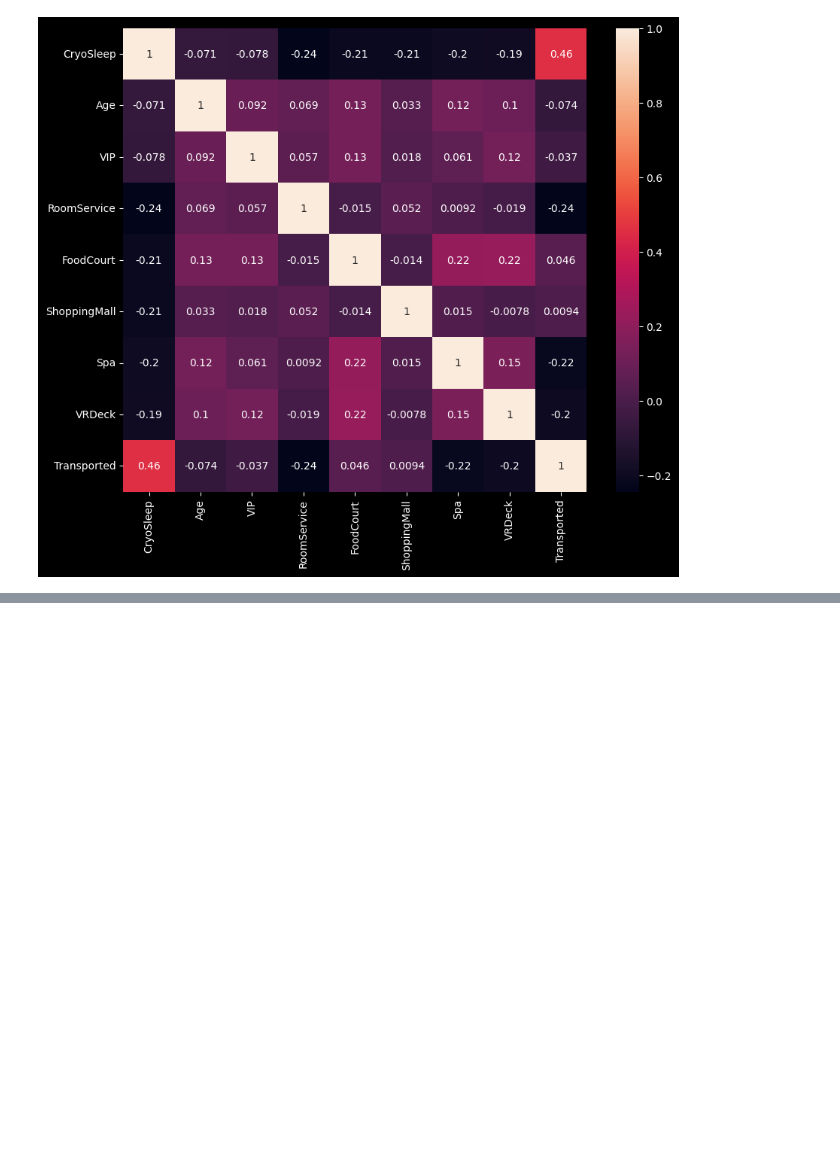
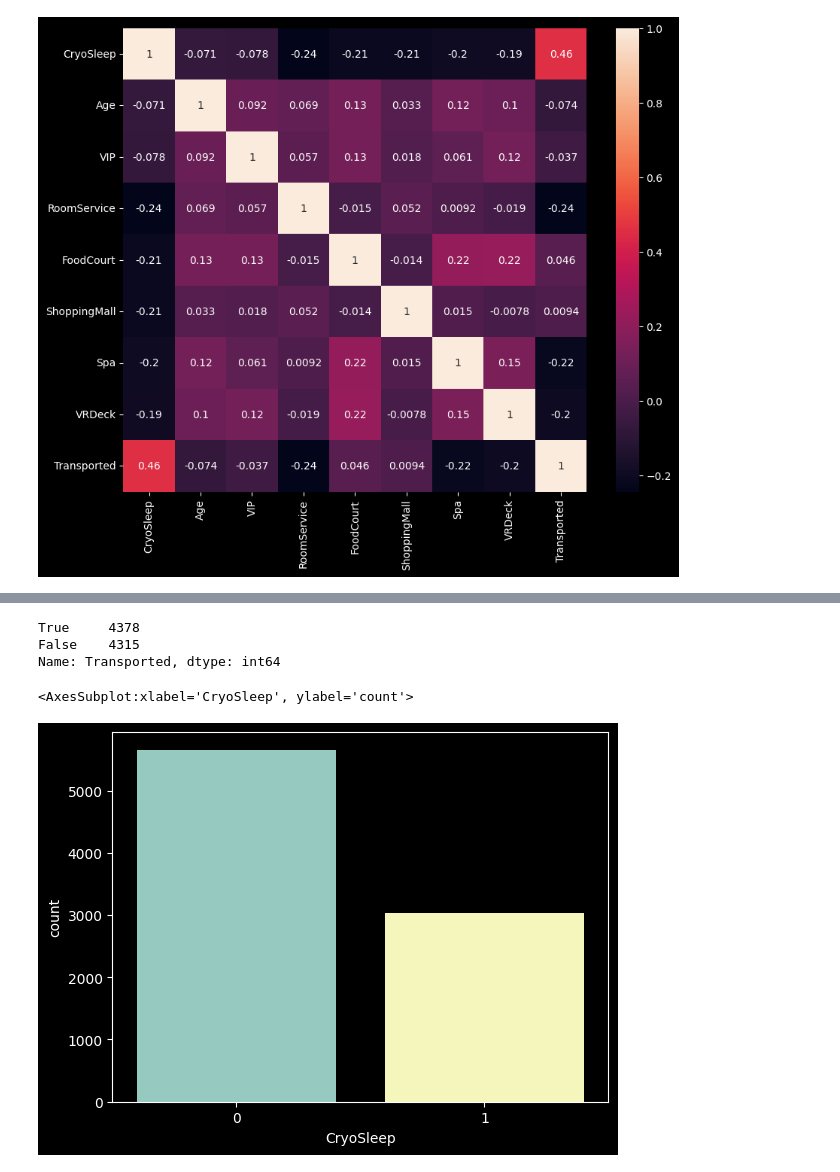
Before and after one commit to Param302/Spaceship-Titanic-prediction, a Jupyter notebook: data_cleaning.ipynb, the cells around one changed output, grey strips where cells are left out. Drawn from its saved outputs; the diff is of its cells as text; code cells hidden in the pictures; blank space fills up the shorter version.

```diff
--- a/data_cleaning.ipynb
+++ b/data_cleaning.ipynb
@@ -834,0 +863,11 @@ data.to_csv("./data/cleaned_data.csv")
+# %%
+data["Transported"].value_counts()
+# %% [output]
+True     4378
+False    4315
+Name: Transported, dtype: int64
+# %%
+sns.countplot(x=data["CryoSleep"])
+# %% [output]
+<AxesSubplot:xlabel='CryoSleep', ylabel='count'>
+[figure, added]
```
Also changed, not shown: parts of 17 cells of this notebook, 4 other files.
